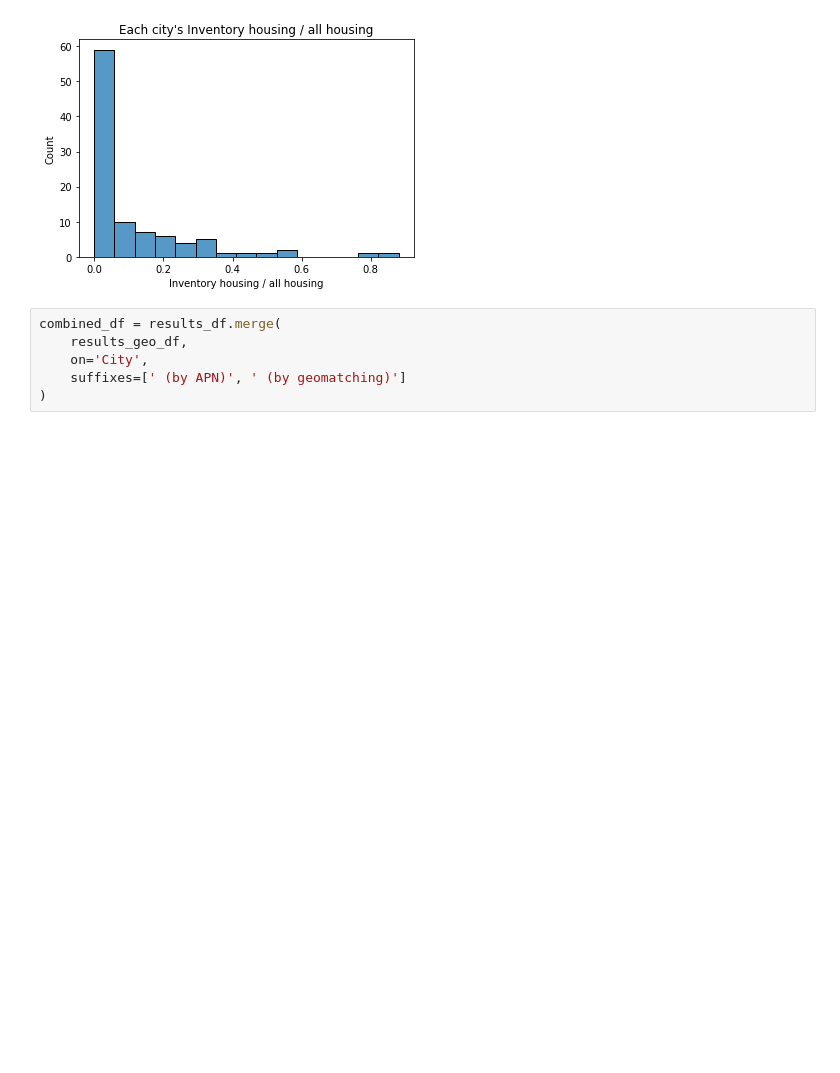
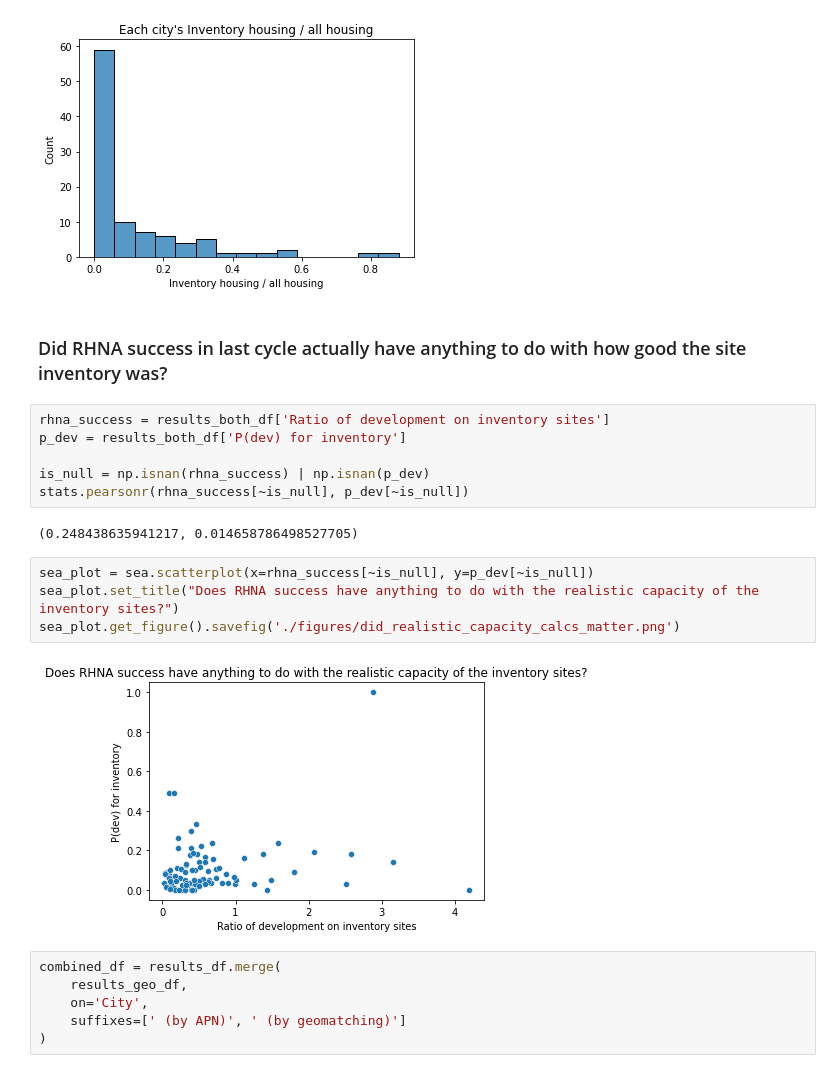
Before and after one commit to YIMBYdata/housing-elements, a Jupyter notebook: Final results.ipynb, the cells around one changed output. Drawn from its saved outputs; the diff is of its cells as text; blank space fills up the shorter version.

```diff
--- a/Final results.ipynb
+++ b/Final results.ipynb
@@ -320,6 +323,22 @@ sea_plot = sea.histplot(results_both_df['Inventory housing / all housing']).set_
 sea_plot.get_figure().savefig('./figures/inventory_housing_over_all_housing.png')
 # %% [output]
 [figure]
+# %% [markdown]
+### Did RHNA success in last cycle actually have anything to do with how good the site inventory was?
+# %%
+rhna_success = results_both_df['Ratio of development on inventory sites']
+p_dev = results_both_df['P(dev) for inventory']
+
+is_null = np.isnan(rhna_success) | np.isnan(p_dev)
+stats.pearsonr(rhna_success[~is_null], p_dev[~is_null])
+# %% [output]
+(0.248438635941217, 0.014658786498527705)
+# %%
+sea_plot = sea.scatterplot(x=rhna_success[~is_null], y=p_dev[~is_null])
+sea_plot.set_title("Does RHNA success have anything to do with the realistic capacity of the inventory sites?")
+sea_plot.get_figure().savefig('./figures/did_realistic_capacity_calcs_matter.png')
+# %% [output]
+[figure, added]
 # %%
 combined_df = results_df.merge(
     results_geo_df,
```
Also changed, not shown: parts of 2 cells of this notebook, 9 other files.
